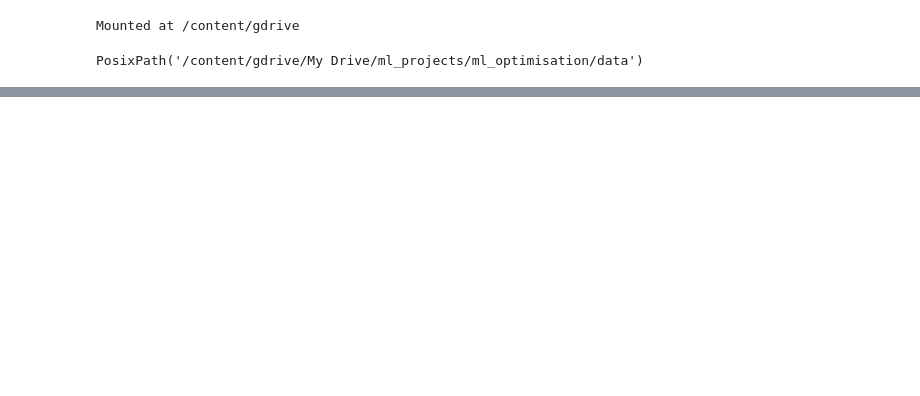
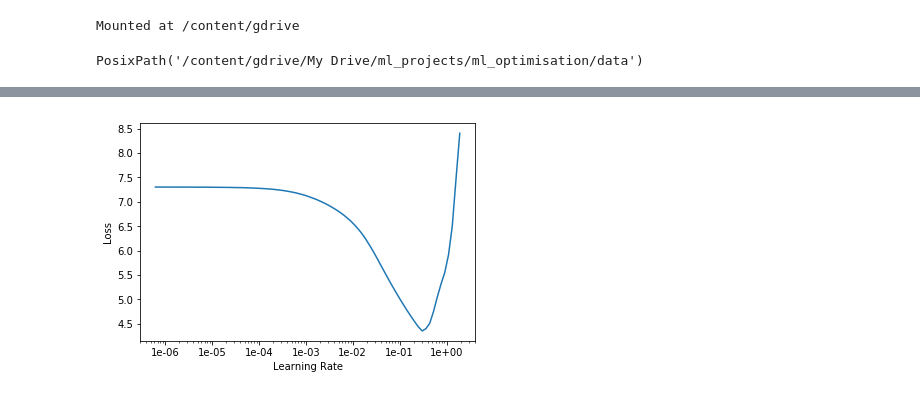
Before and after one commit to ndaly06/ml_optimisation, a Jupyter notebook: models/model.ipynb, the cells around one changed output, grey strips where cells are left out. Cells and saved outputs as stored; diff of their text form; code cells hidden in the pictures; blank space fills up the shorter version.

Commit message:
initails model testing

```diff
--- a/models/model.ipynb
+++ b/models/model.ipynb
@@ -35,0 +117,14 @@ model_data.head()
+# %%
+# dependent variable
+dep_var = 'model'
+
+# final dataframe
+# df_train = train_df[cat_vars + cont_vars + [dep_var]].copy()
+df_train = model_data[cat_vars + cont_vars + [dep_var]].copy()
+
+
+
+#
+df_test = test_df[cat_vars + cont_vars].copy()
+
+df_train.head()
@@ -35,0 +159,5 @@ model_data.head()
+# %%
+#
+valid_idx = range(1000)
+
+valid_idx
@@ -35,0 +166,12 @@ model_data.head()
+# %%
+# databunch generation
+data = (TabularList.from_df(train_df, path = data_dir, cat_names = cat_vars, cont_names = cont_vars, procs = procs)
+                .split_by_idx(valid_idx)
+
+
+                 # label_cls = FloatList informs fastai that this is a regression problem
+                 # log due to RMSE
+                .label_from_df(cols = dep_var)
+
+#                 .add_test(TabularList.from_df(df_test, path = data_dir, cat_names = cat_vars, cont_names = cont_vars, procs = procs))
+                .databunch(bs=1024))
@@ -35,0 +196,5 @@ model_data.head()
+# %%
+#
+learn = tabular_learner(data, layers=[200,100],
+                        ps=[0.001, 0.01],
+                        metrics = accuracy)
@@ -35,0 +228,5 @@ model_data.head()
+# %%
+#
+learn.recorder.plot()
+# %% [output]
+[figure, added]
```
Also changed, not shown: parts of 23 cells of this notebook.
